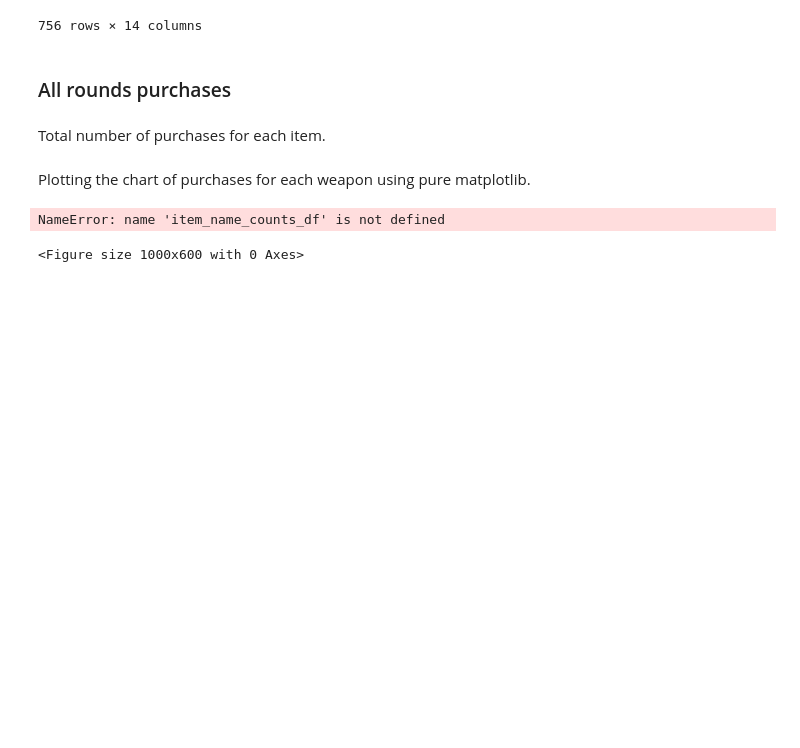
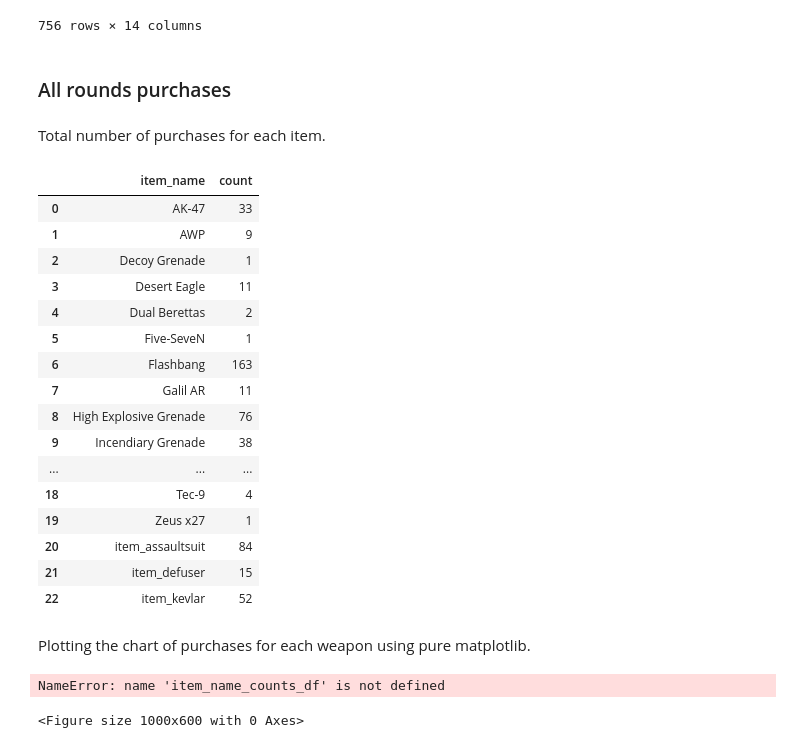
Before and after one commit to jakubcernik/VSB-Esport, a Jupyter notebook: task1.ipynb, the cells around one changed output. Drawn from its saved outputs; the diff is of its cells as text; code cells hidden in the pictures; blank space fills up the shorter version.

Commit message:
+ item_name_counts variable added

```diff
--- a/task1.ipynb
+++ b/task1.ipynb
@@ -346,6 +346,27 @@ df_item_purchases
 ### All rounds purchases
 # %% [markdown]
 Total number of purchases for each item.
+# %%
+item_name_counts_df = df_item_purchases.groupby('item_name').size().reset_index(name='count')
+item_name_counts_df
+# %% [output]
+|  | item_name | count |
+| 0 | AK-47 | 33 |
+| 1 | AWP | 9 |
+| 2 | Decoy Grenade | 1 |
+| 3 | Desert Eagle | 11 |
+| 4 | Dual Berettas | 2 |
+| 5 | Five-SeveN | 1 |
+| 6 | Flashbang | 163 |
+| 7 | Galil AR | 11 |
+| 8 | High Explosive Grenade | 76 |
+| 9 | Incendiary Grenade | 38 |
+| ... | ... | ... |
+| 18 | Tec-9 | 4 |
+| 19 | Zeus x27 | 1 |
+| 20 | item_assaultsuit | 84 |
+| 21 | item_defuser | 15 |
+| 22 | item_kevlar | 52 |
 # %% [markdown]
 Plotting the chart of purchases for each weapon using pure matplotlib.
 # %%
```
